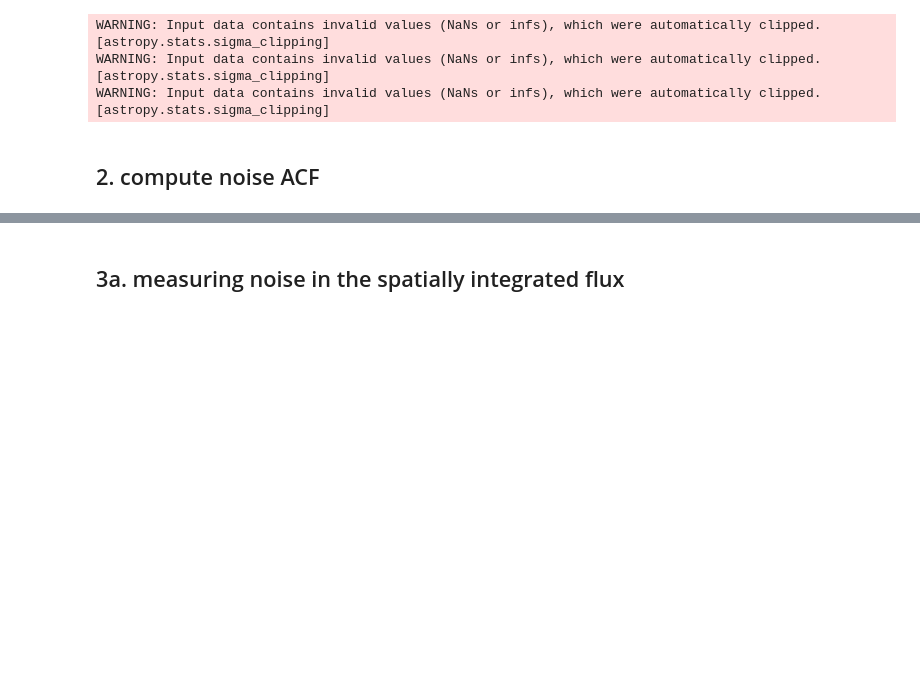
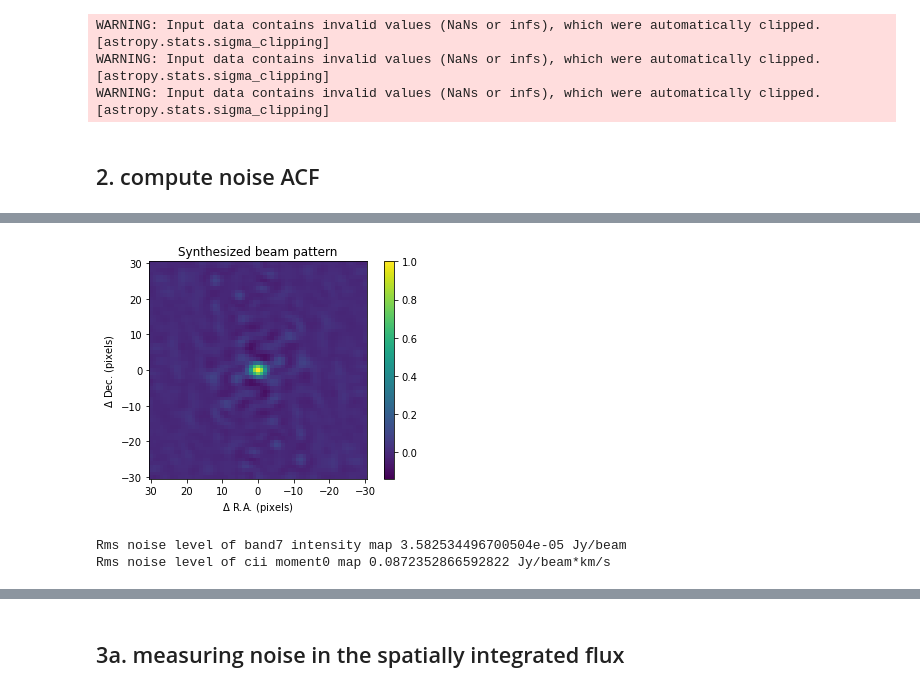
Before and after one commit to takafumi291/ESSENCE, a Jupyter notebook: Tutorial.ipynb, the cells around one changed output, grey strips where cells are left out. Saved outputs shown, nothing was run; the diff lists cells and outputs as text; code cells hidden in the pictures; blank space fills up the shorter version.

```diff
--- a/Tutorial.ipynb
+++ b/Tutorial.ipynb
@@ -120,3 +134,21 @@ file found
+# %%
+Width=30
+plt.imshow(zoompeak(band7_psf.hdu.data[0],Width)/np.max(zoompeak(band7_psf.hdu.data[0],Width)),extent=[-(-Width-0.5),-(Width+.5),-Width-0.5,Width+.5]
+           ,vmin=vmin_acf, origin="lower")
+plt.xlabel(r"$\Delta$ R.A. (pixels)")
+plt.ylabel(r"$\Delta$ Dec. (pixels)")
+plt.title("Synthesized beam pattern")
+plt.colorbar()
+plt.savefig("./fig2b.pdf", bbox_inches="tight")
+# %% [output]
+[figure, added]
+# %%
+# The peak of ACF is the noise rms^2 in the map.
+print("Rms noise level of band7 intensity map", np.max(band7_acf)**0.5, "Jy/beam")
+print("Rms noise level of cii moment0 map", np.max(cii_mom0_acf)**0.5, "Jy/beam*km/s")
+# %% [output]
+Rms noise level of band7 intensity map 3.582534496700504e-05 Jy/beam
+Rms noise level of cii moment0 map 0.0872352866592822 Jy/beam*km/s
 # %%
 fig = plt.figure(figsize=(4, 4))
 ax = fig.add_subplot(111, projection=cii_s_mom0.wcs)
```
Also changed, not shown: parts of 11 cells of this notebook.
